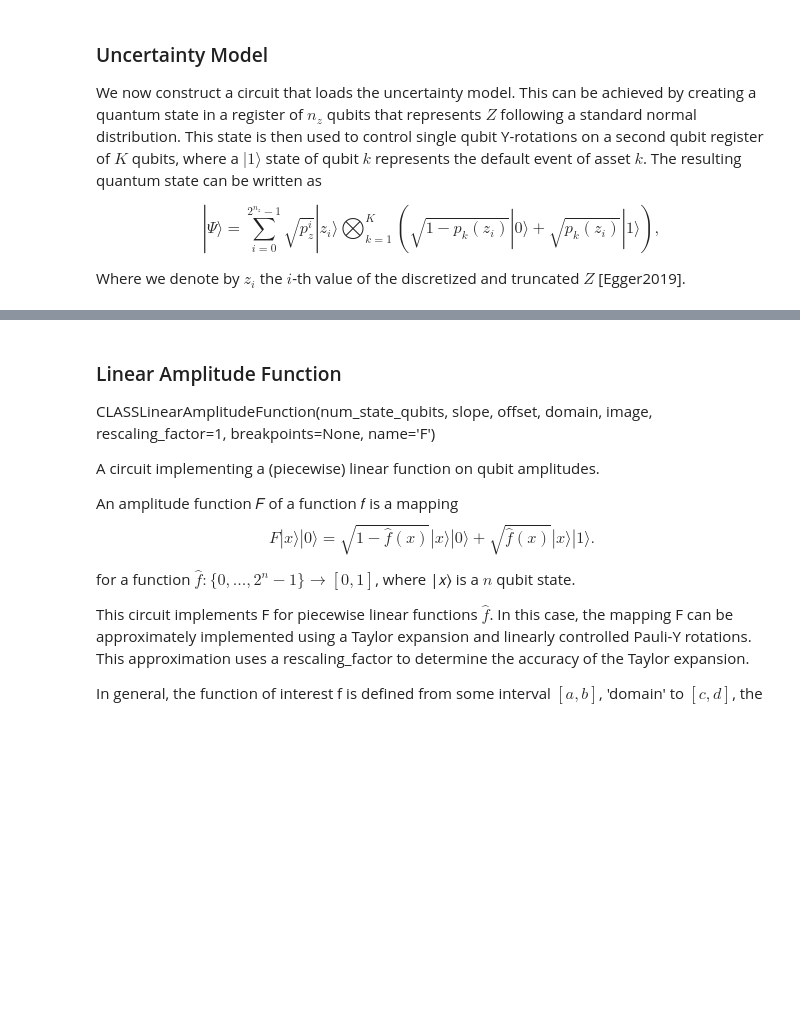
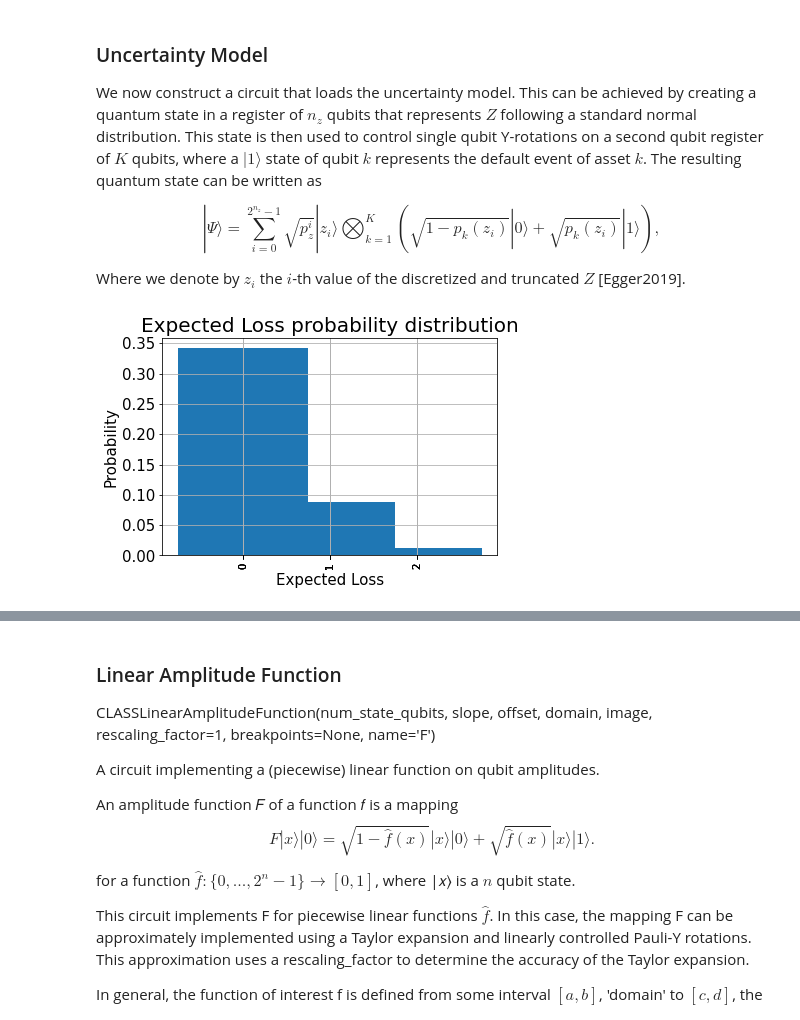
Before and after one commit to sergiogh/upc_credit_risk, a Jupyter notebook: final_project_credit_risk.ipynb, the cells around one changed output, grey strips where cells are left out. Saved outputs shown, nothing was run; the diff lists cells and outputs as text; code cells hidden in the pictures; blank space fills up the shorter version.

```diff
--- a/final_project_credit_risk.ipynb
+++ b/final_project_credit_risk.ipynb
@@ -108,12 +141,14 @@ $$ |\Psi\rangle = \sum_{i=0}^{2^{n_z}-1} \sqrt{p_z^i} |z_i \rangle \bigotimes_{k
 
 Where we denote by $z_i$ the $i$-th value of the discretized and truncated $Z$ [Egger2019].
 # %%
-uncertainty_model = GCI(n_z, z_max, p_zeros, rhos)
+uncertainty_model = GCI(n_z, z_max, probability_default, sensitivity_z)
 # %%
 job = execute(uncertainty_model, backend=Aer.get_backend('statevector_simulator'))
 probability_distribution(job.result().get_counts())
 # %%
-# analyze uncertainty circuit and determine exact solutions
+# analyze uncertainty circuit and determine exact solutions using Montecarlo over the circuit.
+# We could compare with a fully classical MC modeling the GCI, but it is too difficult and I'm lazy
+
 p_z = np.zeros(2**n_z)
 p_default = np.zeros(K)
 values = []
@@ -135,13 +170,14 @@ for i, a in enumerate(job.result().get_statevector()):
     for k in range(K):
         if b[K - k - 1] == '1':
             p_default[k] += prob
-            loss += lgd[k]
+            loss += loss_given_default[k]
     values += [loss]
     probabilities += [prob]
 
 values = np.array(values)
 probabilities = np.array(probabilities)
 
+# L = λ1*X1(Z) + λ2*X2(Z) + ... + λn*Xn(Z)
 expected_loss = np.dot(values, probabilities)
 
 losses = np.sort(np.unique(values))
@@ -153,3 +189,18 @@ cdf = np.cumsum(pdf)
 i_var = np.argmax(cdf >= 1-alpha)
 exact_var = losses[i_var]
 exact_cvar = np.dot(pdf[(i_var+1):], losses[(i_var+1):])/sum(pdf[(i_var+1):])
+
+# Calculate P[L <= VaR[L]]
+alpha_point = np.where(values == exact_var)[0].min()
+p_l_less_than_var = np.sum(probabilities[:alpha_point])
+# %%
+plt.bar(values, probabilities, width=1.5)
+plt.xlabel('Expected Loss', size=15)
+plt.ylabel('Probability', size=15)
+plt.title('Expected Loss probability distribution', size=20)
+plt.xticks(values, size=10, rotation=90)
+plt.yticks(size=15)
+plt.grid()
+plt.show()
+# %% [output]
+[figure, added]
```
Also changed, not shown: parts of 36 cells of this notebook, 4 other files.
